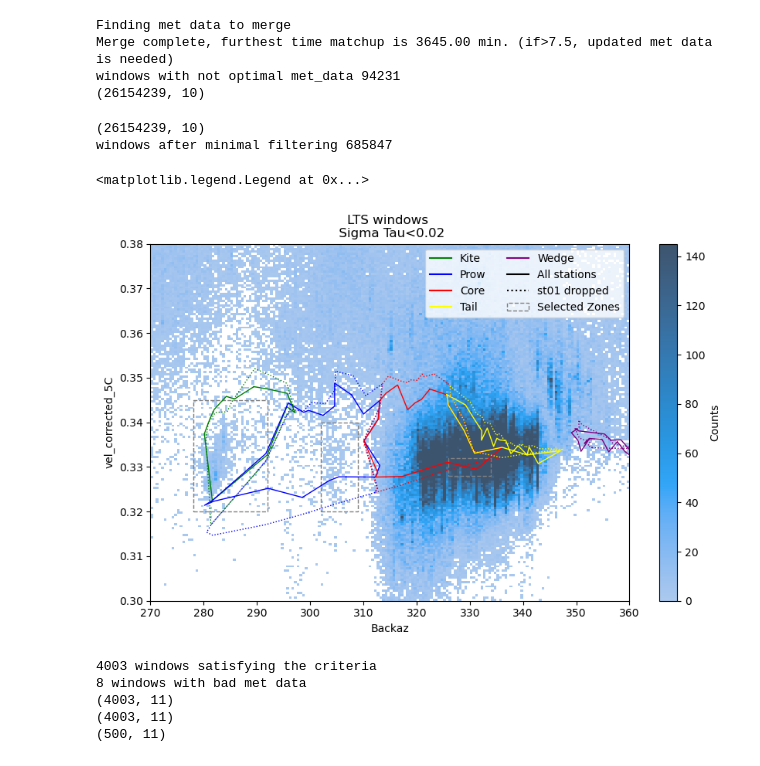
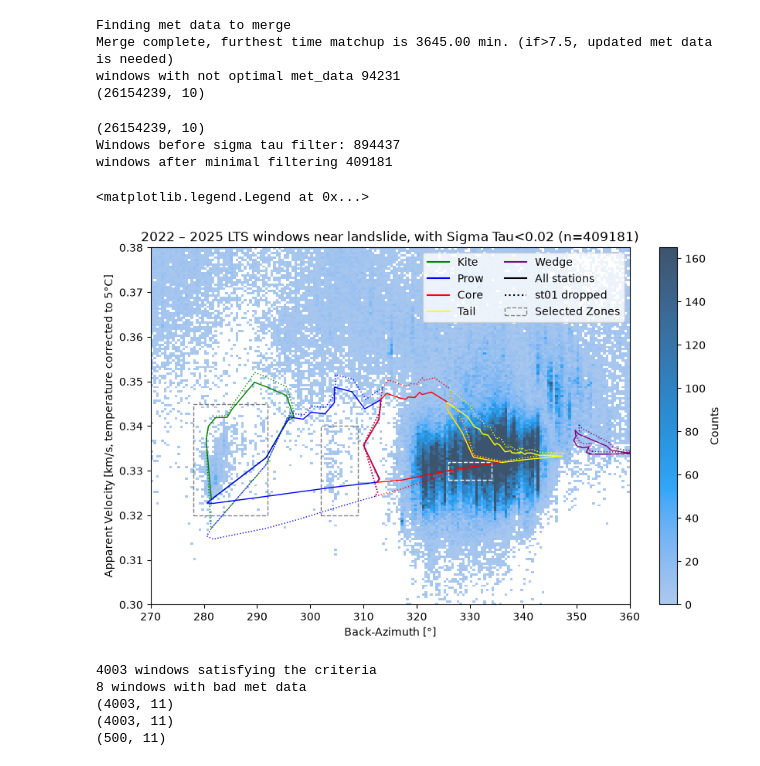
Before and after one commit to csaundersshultz/Barry_Infrasound, a Jupyter notebook: event_gathering.ipynb, the cells around one changed output. Cells and saved outputs as stored; diff of their text form; code cells hidden in the pictures.

```diff
--- a/event_gathering.ipynb
+++ b/event_gathering.ipynb
@@ -111,25 +111,32 @@ import seaborn as sns
 import geopandas as gpd
 import matplotlib.patches as mpatches
 import seaborn as sns
+import matplotlib.dates as mdates
 
-df = pd.read_csv("data/lts/BAEI_LTS_results_ALL_wMet.csv")
+#df = pd.read_csv("data/lts/BAEI_LTS_results_ALL_wMet.csv")
+df = pd.read_csv(r"C:\Users\csaunders-shultz\OFFCLOUD\Landslides\usgs_mac\BAEI_LTS_results_ALL_wMet.csv", parse_dates=['datetime'])
 tdf = df
 print(tdf.shape)
 
 # Set up first pass of filters
 tdf = df.loc[ (df['Backaz']>270) ] #| (df['Backaz']<10)]
 #tdf = tdf.loc[ tdf['datetime'].dt.year.isin([2022,2023, 2024,2025])]
-#tdf = tdf.loc[ tdf['datetime'].dt.month.isin( [6, 7,8,9, 10])]
+#tdf = tdf.loc[ tdf['datetime'].dt.month.isin( [6, 7, 8,9, 10])]
 #tdf = tdf.loc[(tdf['MdCCM']>0.2)]
-tdf = tdf.loc[ (tdf['Sigma_tau']<0.03)]
+
+tdf = tdf.loc[ (tdf['vel_corrected_5C']>=0.3) & (tdf['vel_corrected_5C']<=0.38) ]
+print(f"Windows before sigma tau filter: {len(tdf)}")
+tdf = tdf.loc[ (tdf['Sigma_tau']<0.02)]
 print(f"windows after minimal filtering {len(tdf)}" )
 #tdf['Backaz_zerocentered'] = ((tdf['Backaz'] + 180) % 360) - 180 # useful for plotting BAIS data
 
 fig,ax = plt.subplots(figsize=(10,6))
 
 #File or files produced from forward_model.ipynb
-gfile = "data/BAEI_landslide_AzVel.gpkg"
+#gfile = "data/BAEI_landslide_AzVel.gpkg"
 gfile2= "data/BAEI_landslide_AzVel_ST01_DROPPED.gpkg"
+gfile = "data/BAEI_landslide_AzVel_new.gpkg"
+#gfile2 = "data/BAEI_landslide_AzVel_ST01DROPPED_new.gpkg"
 gfiles = [gfile, gfile2]
 linestyles = ['-', ':', '--', '-.', (0,(5,1))]  # at least one per gfile
 file_labels = ["All stations", "st01 dropped"]
@@ -157,37 +164,41 @@ for j, gfile in enumerate(gfiles):
 
      #add linestyle legend (files) once
     if flabel not in file_labels_added:
         ax.plot([], [], c='k', ls=ls, label=flabel)
         file_labels_added.add(flabel)
 
 sns.histplot(data=tdf, x='Backaz', y='vel_corrected_5C',
              binrange=((0,360), (0.3,0.4)), binwidth=(0.5, 0.0005),
              cbar=True , cbar_kws={'label':'Counts'}, thresh=1, pmax=0.6)# pthresh=0.0001, pmax=0.5
 
 ax.legend()
 ax.set_xlim(270,360)
 ax.set_ylim(0.3, 0.38)
 
 
+
 xrange, yrange = (278, 292), (0.32, 0.345)
 ax.add_patch(mpatches.Rectangle((xrange[0], yrange[0]), xrange[1]-xrange[0], yrange[1]-yrange[0],
                                 fc="none", ec='gray', linestyle='--', label='Selected Zones'))
 
 xrange, yrange = (302, 309), (0.32, 0.34)
 ax.add_patch(mpatches.Rectangle((xrange[0], yrange[0]), xrange[1]-xrange[0], yrange[1]-yrange[0],
                                 fc="none", ec='gray', linestyle='--'))
 
 xrange, yrange = (326, 334), (0.328, 0.332)
 ax.add_patch(mpatches.Rectangle((xrange[0], yrange[0]), xrange[1]-xrange[0], yrange[1]-yrange[0],
-                                fc="none", ec='gray', linestyle='--'))
+                                fc="none", ec='whitesmoke', linestyle='--'))
 
-ax.set_title('LTS windows \n Sigma Tau<0.02')
+ax.set_title('2022 – 2025 LTS windows near landslide, with Sigma Tau<0.02 (n=409181)')
+ax.set_xlabel("Back-Azimuth [°]")
+ax.set_ylabel("Apparent Velocity [km/s, temperature corrected to 5°C]")
 ax.legend(ncols=2)
 # %% [output]
 (26154239, 10)
-windows after minimal filtering 685847
+Windows before sigma tau filter: 894437
+windows after minimal filtering 409181
 <matplotlib.legend.Legend at 0x...>
-[figure, old version]
+[figure, new version]
 # %%
 #Get POINTS/windows, in the area of interest by simple boxes
 #Apply additional filtering by sigma tau filtering
```
Also changed, not shown: parts of 5 cells of this notebook, 8 other files.
